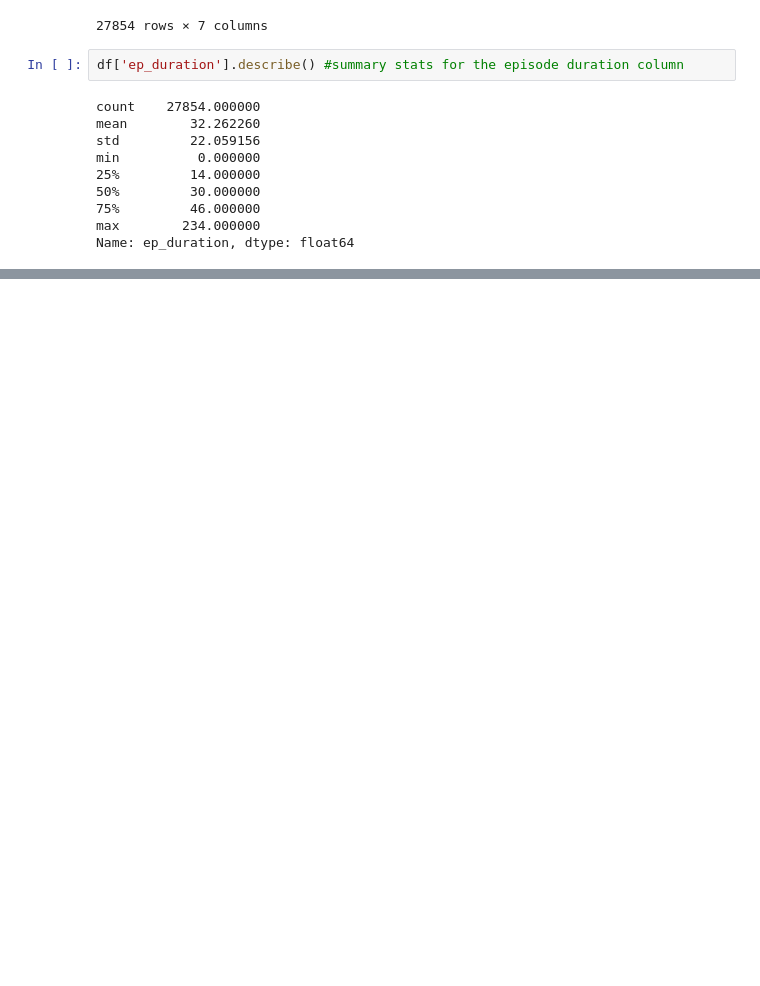
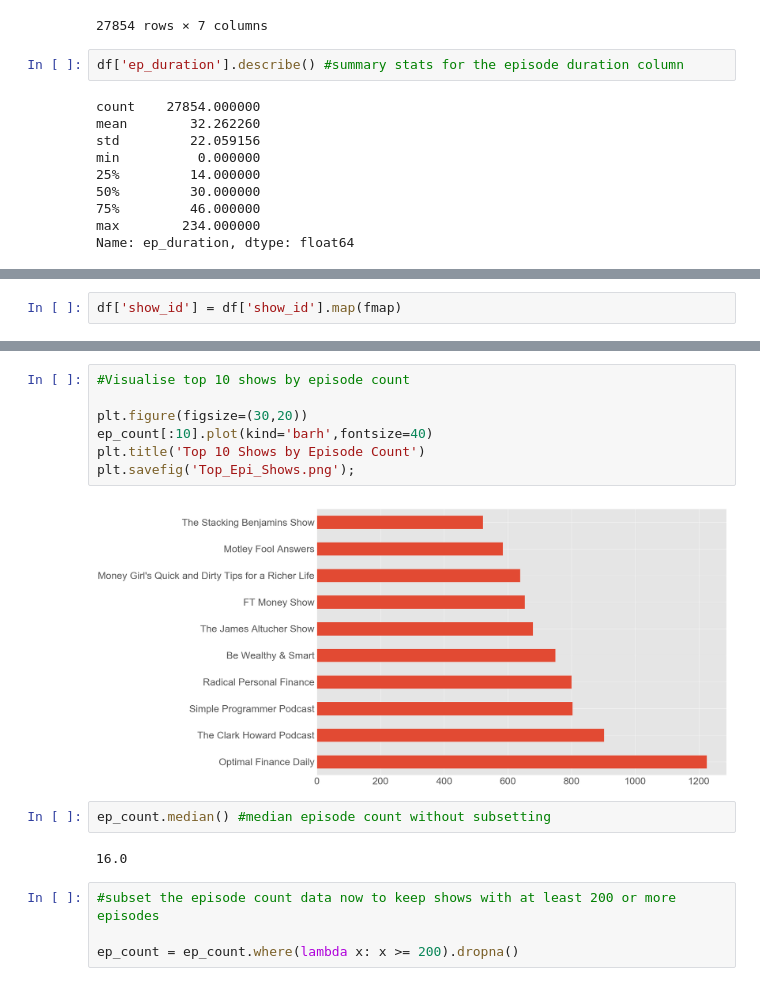
Before and after one commit to sukanto-m/Spotify_Finance_Podcasts, a Jupyter notebook: Finance_Episodes_Analysis.ipynb, the cells around one changed output, grey strips where cells are left out. Saved outputs shown, nothing was run; the diff lists cells and outputs as text; blank space fills up the shorter version.

```diff
--- a/Finance_Episodes_Analysis.ipynb
+++ b/Finance_Episodes_Analysis.ipynb
@@ -86,0 +91,2 @@ Name: name, Length: 1558, dtype: int64
+# %%
+df['show_id'] = df['show_id'].map(fmap)
@@ -86,0 +191,17 @@ Name: name, Length: 1558, dtype: int64
+# %%
+#Visualise top 10 shows by episode count
+
+plt.figure(figsize=(30,20))
+ep_count[:10].plot(kind='barh',fontsize=40)
+plt.title('Top 10 Shows by Episode Count')
+plt.savefig('Top_Epi_Shows.png');
+# %% [output]
+[figure, added]
+# %%
+ep_count.median() #median episode count without subsetting
+# %% [output]
+16.0
+# %%
+#subset the episode count data now to keep shows with at least 200 or more episodes
+
+ep_count = ep_count.where(lambda x: x >= 200).dropna()
```
Also changed, not shown: parts of 19 cells of this notebook, 1 other file.
